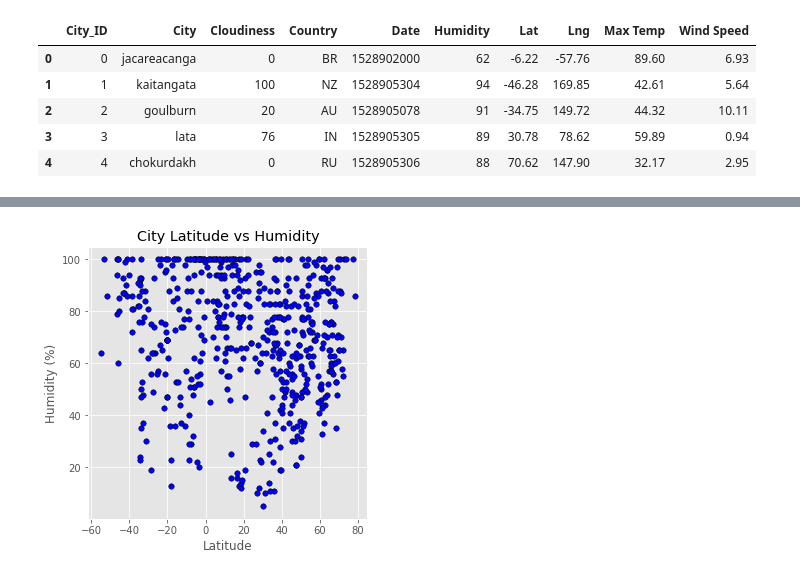
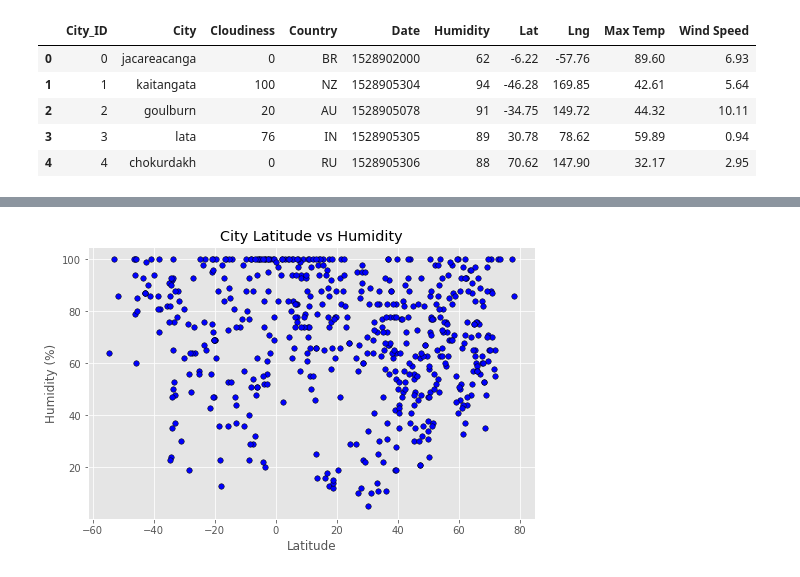
Before and after one commit to isabelle-sanford/web-design-challenge, a Jupyter notebook: Resources/Graph making.ipynb, the cells around one changed output, grey strips where cells are left out. Drawn from its saved outputs; the diff is of its cells as text; code cells hidden in the pictures.

```diff
--- a/Resources/Graph making.ipynb
+++ b/Resources/Graph making.ipynb
@@ -57,15 +57,15 @@ fig3.savefig("cloudiness.png")
 # %%
 
-fig4, ax4 = plt.subplots(figsize = (5,5))
+fig4, ax4 = plt.subplots(figsize = (8,5))
 ax4.scatter(lat, data["Humidity"],
            facecolors = "blue",
            edgecolors = "black",
            s = 30);
 ax4.set(xlabel = "Latitude",
        ylabel = "Humidity (%)",
        title = "City Latitude vs Humidity")
 fig4.savefig("humidity.png")
 # %% [output]
-[figure, old version]
+[figure, new version]
 # %%
 data.to_html("table.html", index = False)
```
Also changed, not shown: parts of 3 cells of this notebook, 5 other files.
